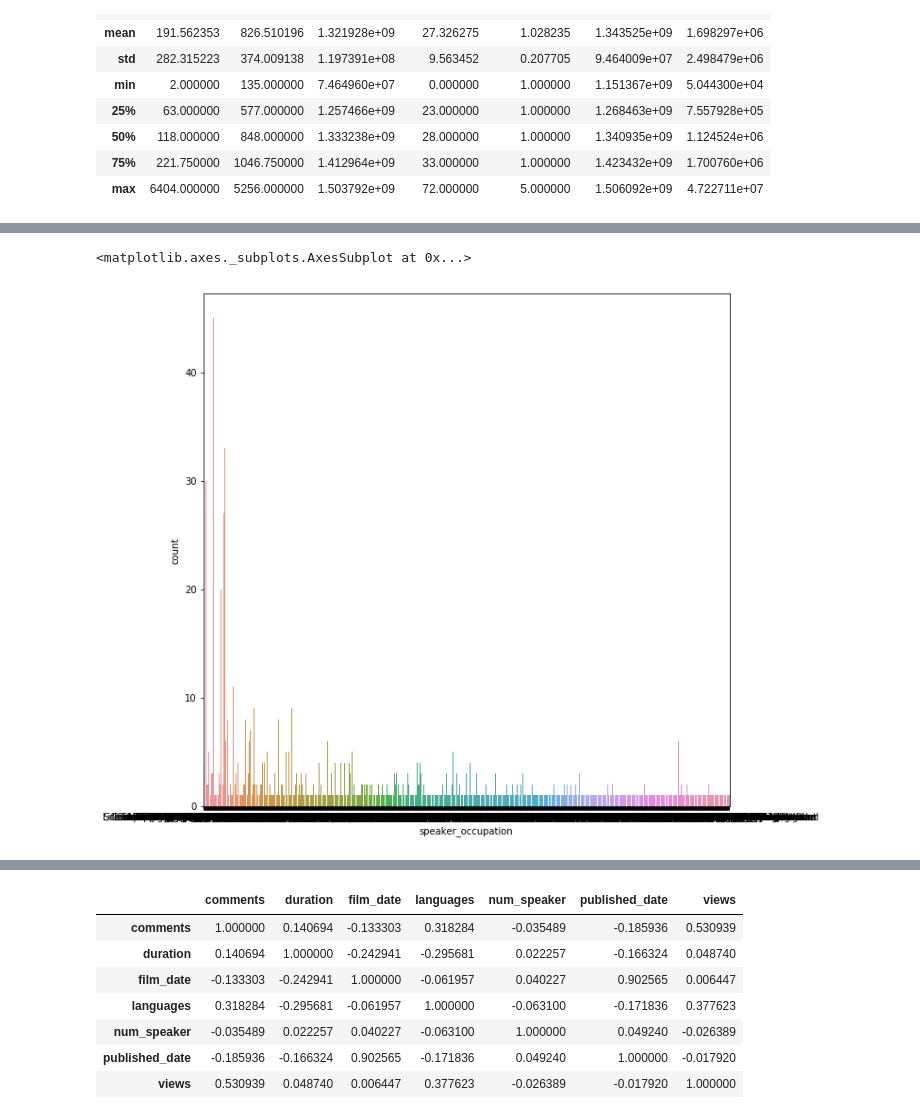
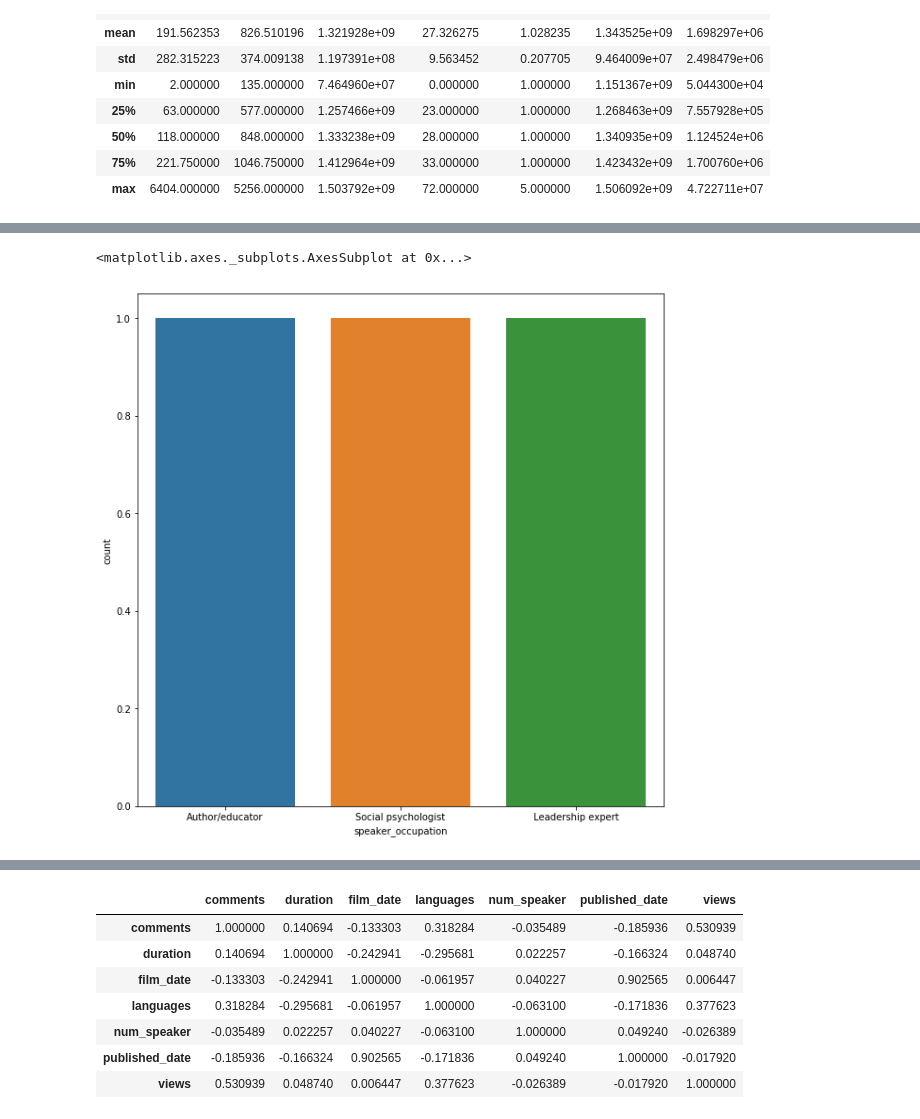
Before and after one commit to siddardharaju17/TedAnalysis, a Jupyter notebook: Ted-Analysis.ipynb, the cells around one changed output, grey strips where cells are left out. Saved outputs shown, nothing was run; the diff lists cells and outputs as text; code cells hidden in the pictures.

```diff
--- a/Ted-Analysis.ipynb
+++ b/Ted-Analysis.ipynb
@@ -56,3 +56,7 @@ tm[tm['views'] == tm['views'].max()]
 # %% [output]
 |  | comments | description | duration | event | film_date | languages | main_speaker | name | num_speaker | ... |
 | 0 | 4553 | Sir Ken Robinson makes an enterta... | 1164 | TED2006 | 1140825600 | 60 | Ken Robinson | Ken Robinson: Do schools kill cre... | 1 | ... |
+# %%
+tm['speaker_occupation'].value_counts().head(10)
+topspeakers = tm[['name','published_date','speaker_occupation','views']].sort_values('views',ascending=False).head(15)
+topspeakers
@@ -61,9 +91,9 @@ mini = tm['speaker_occupation'].value_counts().head(10)
 # %%
 fig = plt.figure(figsize=(10,10))
-sns.countplot(x='speaker_occupation', data=tm)
+sns.countplot(x='speaker_occupation', data=topspeakers)
 # %% [output]
 <matplotlib.axes._subplots.AxesSubplot at 0x...>
-[figure, old version]
+[figure, new version]
 # %%
 sns.heatmap(tm.corr())
 # %% [output]
```
Also changed, not shown: parts of 3 cells of this notebook.
